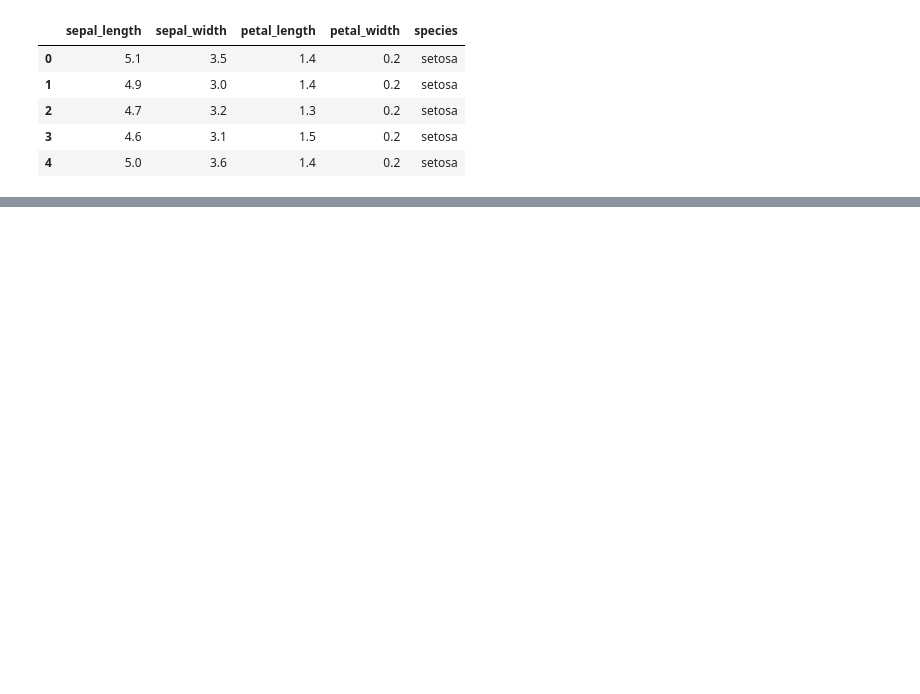
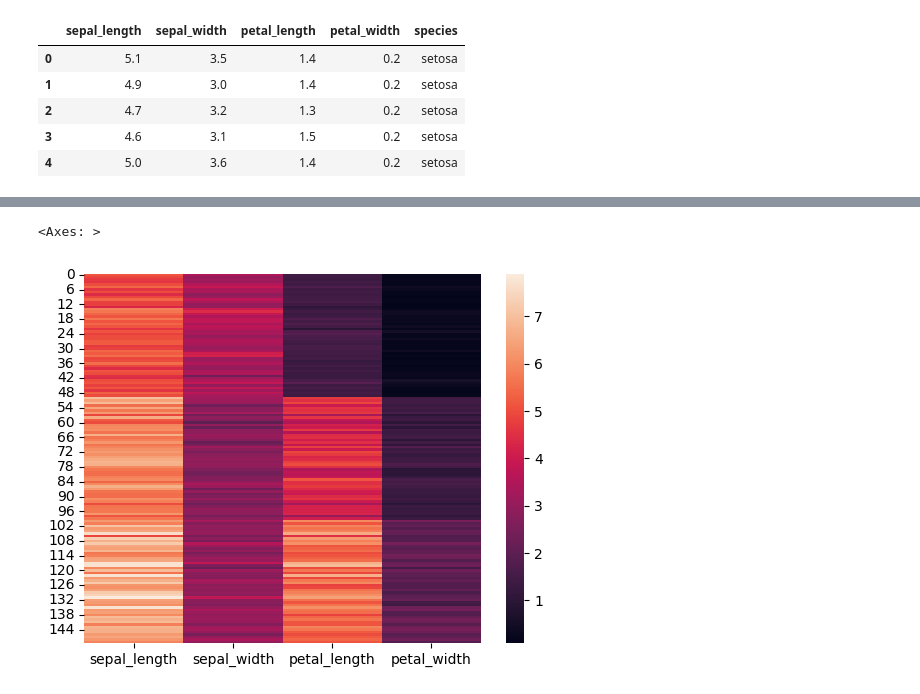
Before and after one commit to sankar0453/statistics, a Jupyter notebook: desscriptive-practicals.ipynb, the cells around one changed output, grey strips where cells are left out. Saved outputs shown, nothing was run; the diff lists cells and outputs as text; code cells hidden in the pictures; blank space fills up the shorter version.

```diff
--- a/desscriptive-practicals.ipynb
+++ b/desscriptive-practicals.ipynb
@@ -19,8 +17,10 @@ def cal_mean(data):
 # %%
 import pandas as pd
 
-data=pd.read_csv("data/iris.csv")
-data.head()
+data2=pd.read_csv("data/iris.csv")
+data2.head()
+
+#species catergorical - nominal
 # %% [output]
 |  | sepal_length | sepal_width | petal_length | petal_width | species |
 | 0 | 5.1 | 3.5 | 1.4 | 0.2 | setosa |
@@ -30,0 +57,4 @@ data.head()
+# %%
+# calculate mean for the sepel length
+data2_copy=data2.copy()
+data2.columns
@@ -30,0 +271,4 @@ data.head()
+# %%
+# Drop species
+data2_copy.drop(['species'],axis=1,inplace=True)
+data2_copy.head()
@@ -30,0 +305,5 @@ data.head()
+# %%
+sns.heatmap(data2_copy)
+# %% [output]
+<Axes: >
+[figure, added]
```
Also changed, not shown: parts of 49 cells of this notebook, 2 other files.
